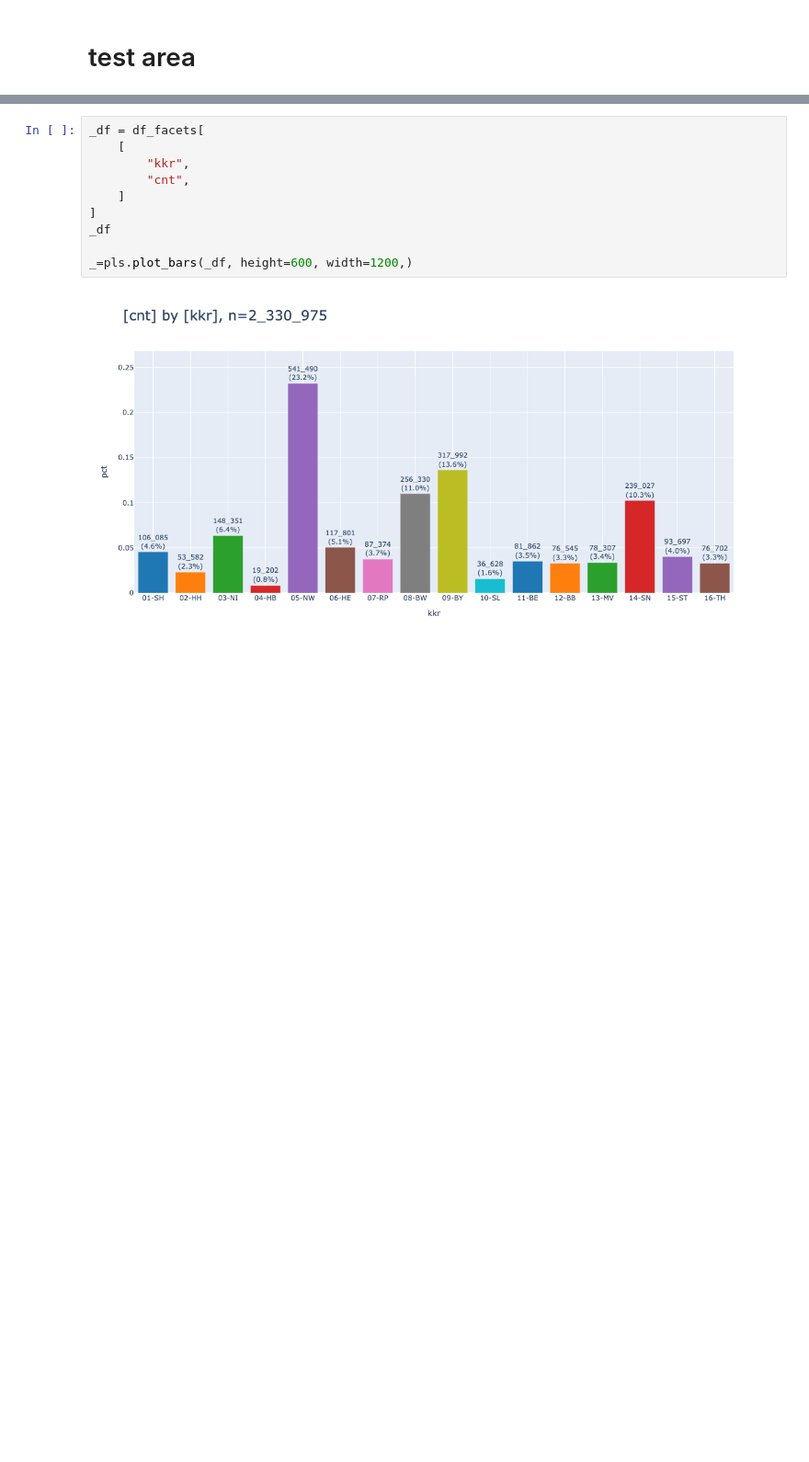
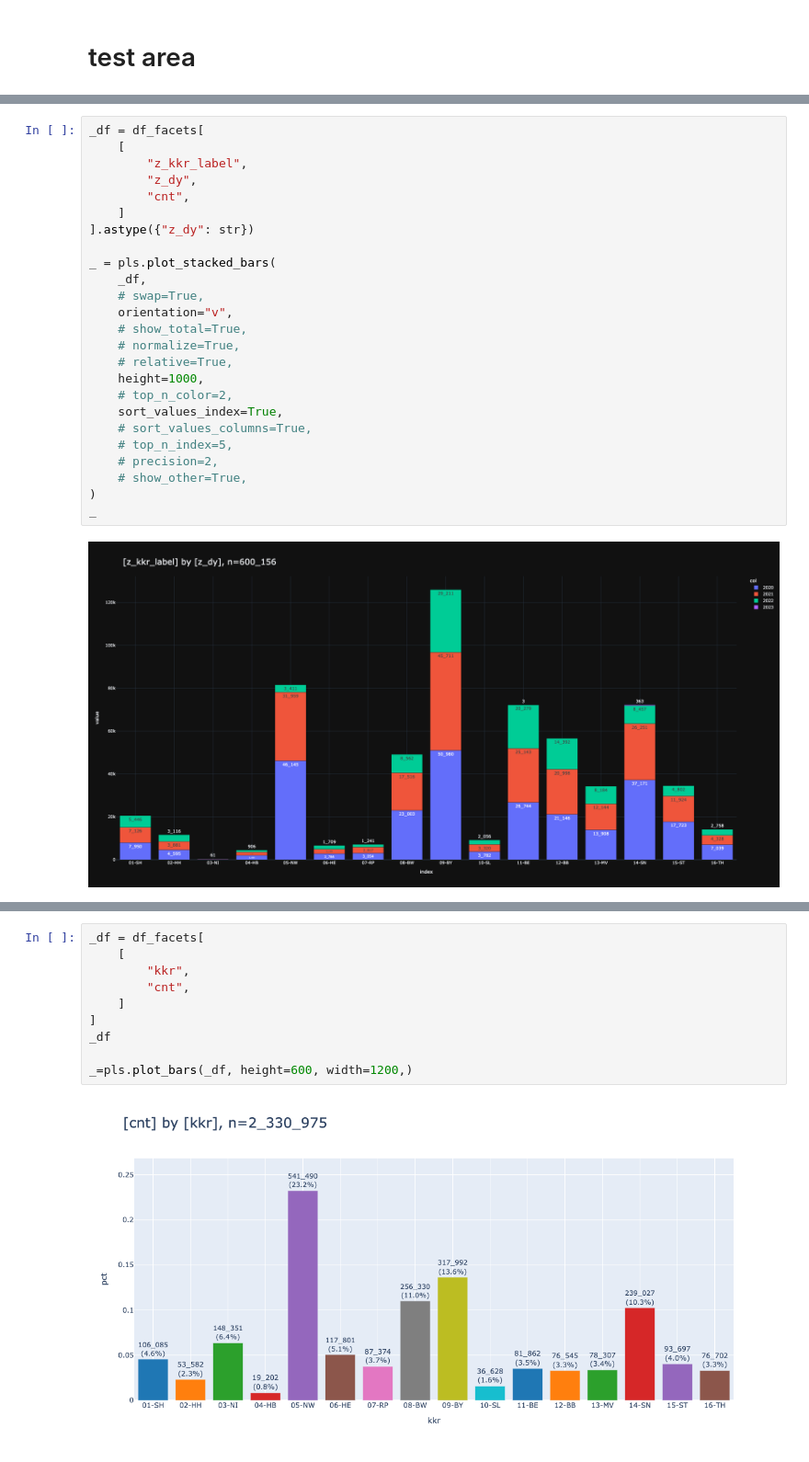
Before and after one commit to smeisegeier/pandas-plots, a Jupyter notebook: src/test.ipynb, the cells around one changed output, grey strips where cells are left out. Shown at 92% size. Drawn from its saved outputs; the diff is of its cells as text; blank space fills up the shorter version.

```diff
--- a/src/test.ipynb
+++ b/src/test.ipynb
@@ -40,0 +47,27 @@ df_facets
+# %%
+_df = df_facets[
+    [
+        "z_kkr_label",
+        "z_dy",
+        "cnt",
+    ]
+].astype({"z_dy": str})
+
+_ = pls.plot_stacked_bars(
+    _df,
+    # swap=True,
+    orientation="v",
+    # show_total=True,
+    # normalize=True,
+    # relative=True,
+    height=1000,
+    # top_n_color=2,
+    sort_values_index=True,
+    # sort_values_columns=True,
+    # top_n_index=5,
+    # precision=2,
+    # show_other=True,
+)
+_
+# %% [output]
+[figure, added]
```
Also changed, not shown: parts of 6 cells of this notebook, 2 other files.
